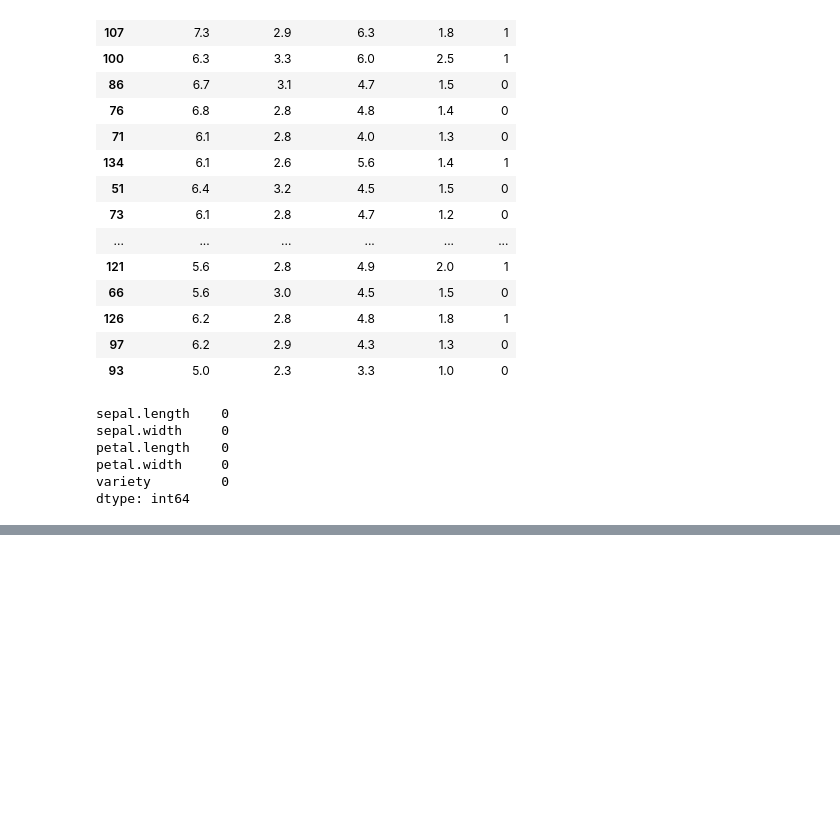
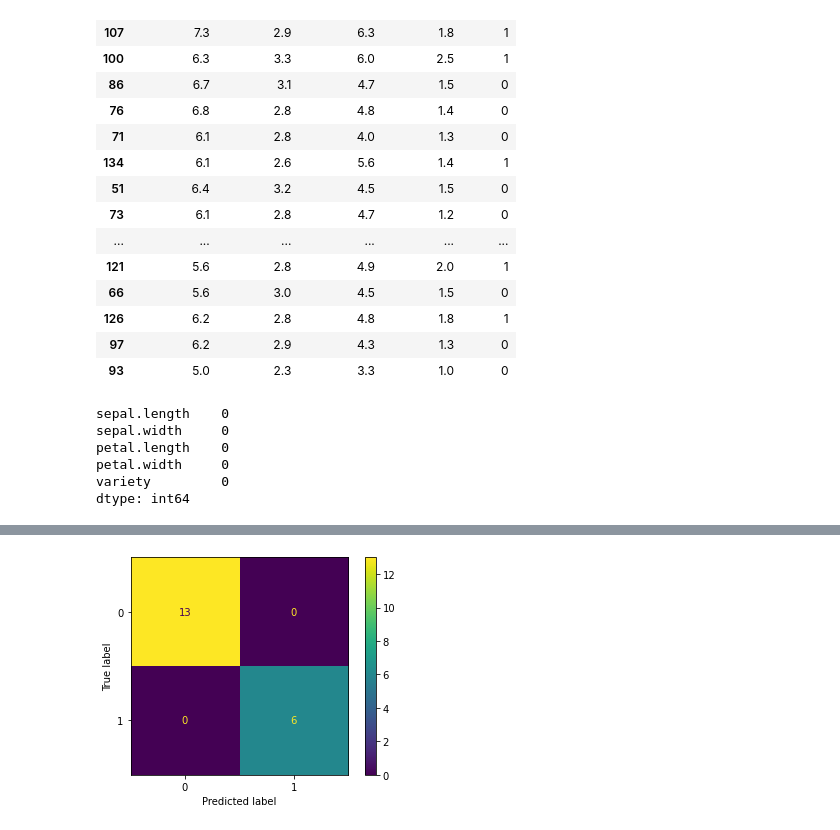
Before and after one commit to Sau1o/pythonScripts, a Jupyter notebook: iris/iris.ipynb, the cells around one changed output, grey strips where cells are left out. Cells and saved outputs as stored; diff of their text form; code cells hidden in the pictures; blank space fills up the shorter version.

```diff
--- a/iris/iris.ipynb
+++ b/iris/iris.ipynb
@@ -91,3 +91,11 @@ train_y = train['variety']
 # %%
 test_x = test.drop('variety',axis = 1)
 test_y = test['variety']
+# %%
+LR = LogisticRegression(solver = 'lbfgs', max_iter = 1000).fit(train_x,train_y)
+LiR = LinearRegression().fit(train_x,train_y)
+LDA = LinearDiscriminantAnalysis().fit(train_x,train_y)
+DT = DecisionTreeClassifier().fit(train_x,train_y)
+KNN = KNeighborsClassifier().fit(train_x,train_y)
+SVM = SVC().fit(train_x,train_y)
+RF = RandomForestClassifier().fit(train_x,train_y)
@@ -93,0 +124,5 @@ test_y = test['variety']
+# %%
+plot_confusion_matrix(LR,test_x,test_y)
+plt.show()
+# %% [output]
+[figure, added]
```
Also changed, not shown: parts of 3 cells of this notebook.
